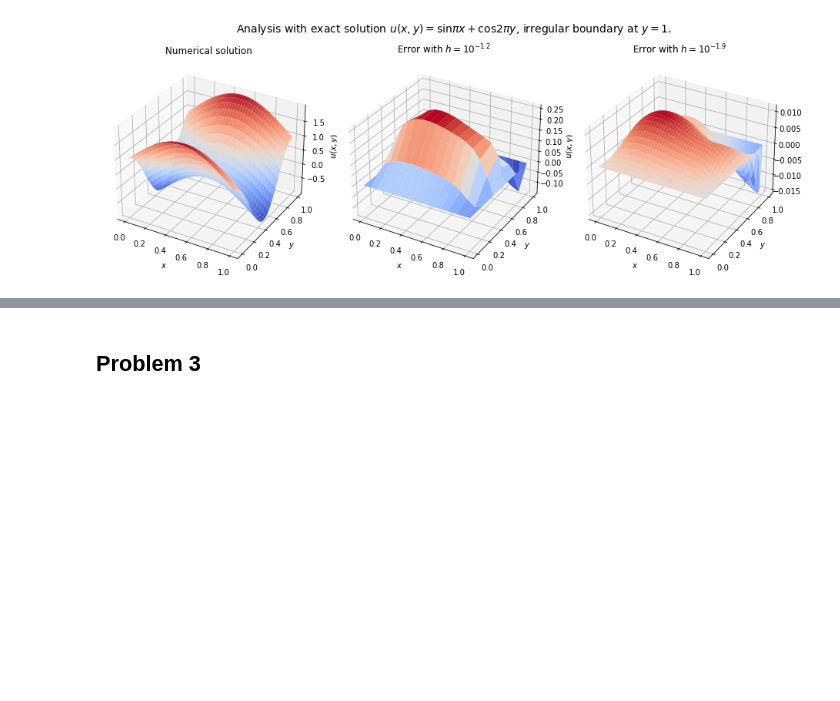
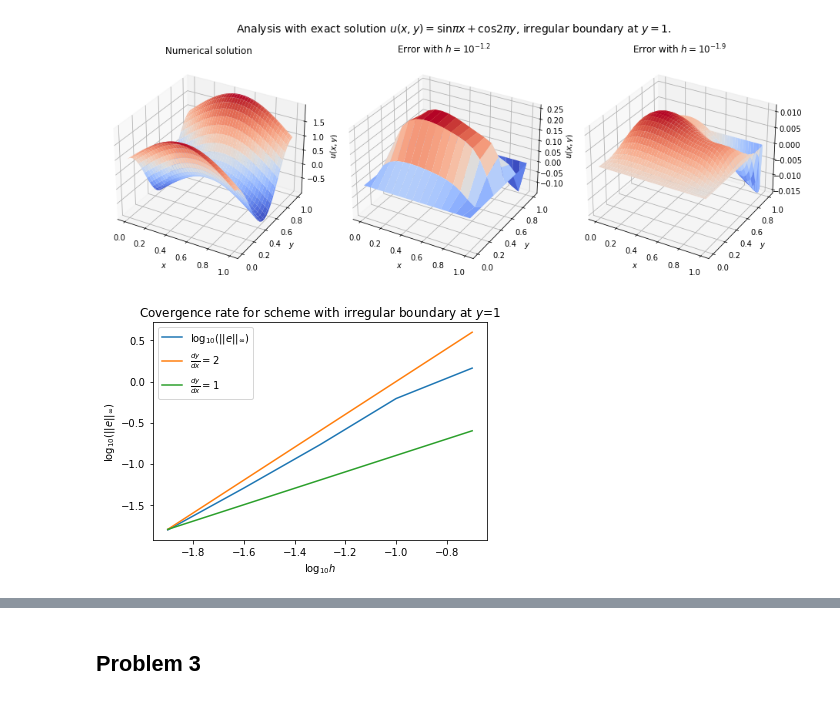
Before and after one commit to ulrikunneberg/numdiffprosj2, a Jupyter notebook: Hele prosjektet.ipynb, the cells around one changed output, grey strips where cells are left out. Saved outputs shown, nothing was run; the diff lists cells and outputs as text; code cells hidden in the pictures; blank space fills up the shorter version.

```diff
--- a/Hele prosjektet.ipynb
+++ b/Hele prosjektet.ipynb
@@ -367,3 +367,23 @@ fig.savefig('1d_plot.pdf')
 fig.tight_layout()
 # %% [output]
 [figure]
+# %%
+hs = np.logspace(-0.7, -1.9, 5)
+errors = np.zeros(len(hs))
+for i in range(len(hs)):
+    xx, yy, U_1_test = solve_Fourier_1d_h(h_heat_prob1c, g_func_prob1c, a=1, r=np.pi, h_step=hs[i])
+    U_1d_analytical = np.sin(np.pi*xx) + np.cos(2*np.pi*yy)
+    errors[i] = np.max(np.abs(U_1d_analytical - U_1_test))
+
+
+plt.title(r'Covergence rate for scheme with irregular boundary at $y$=1')
+plt.plot(np.log10(hs), np.log10(errors) , label=r'$ \log_{10} (|| e ||_{\infty}) $')
+plt.plot(np.log10(hs), 2*np.log10(hs) + 2, label=r'$\frac{dy}{dx}=2$')
+plt.plot(np.log10(hs), np.log10(hs)+ 0.1, label = r'$\frac{dy}{dx}=1$' )
+plt.legend()
+plt.xlabel(r'$ \log_{10} h $')
+plt.ylabel(r'$ \log_{10} (|| e ||_{\infty}) $')
+plt.savefig("Loglog_1d.pdf")
+plt.show()
+# %% [output]
+[figure, added]
```
Also changed, not shown: parts of 12 cells of this notebook, 3 other files.
